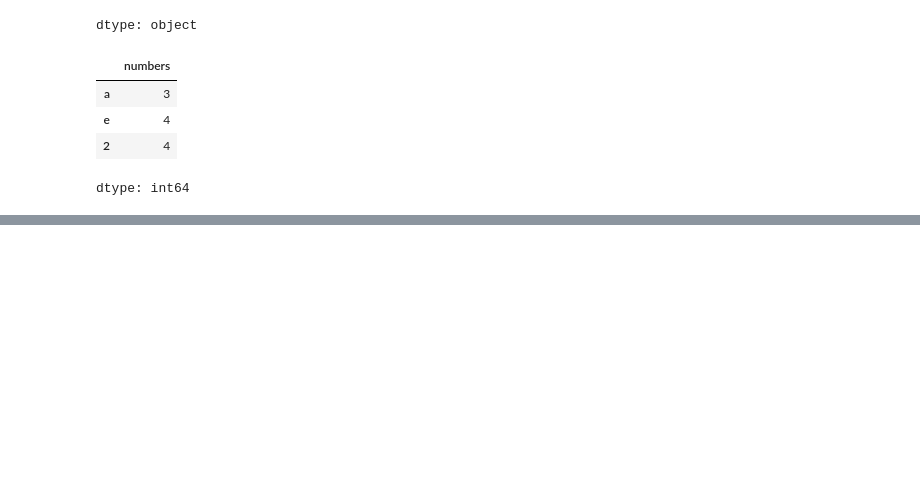
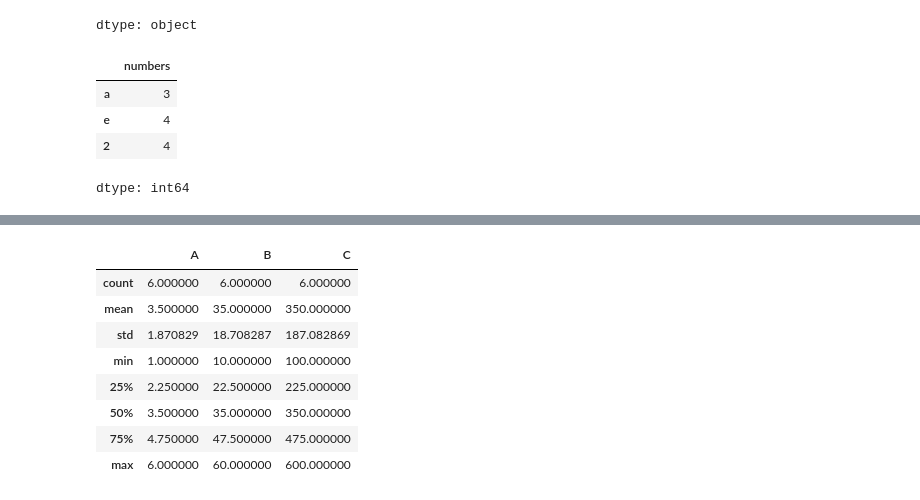
Before and after one commit to NileshPatil24-a/Complete_DataScience_Revision, a Jupyter notebook: pandas.ipynb, the cells around one changed output, grey strips where cells are left out. Drawn from its saved outputs; the diff is of its cells as text; code cells hidden in the pictures; blank space fills up the shorter version.

```diff
--- a/pandas.ipynb
+++ b/pandas.ipynb
@@ -25,3 +25,9 @@ pd.Series(dict, name='numbers')
 | e | 4 |
 | 2 | 4 |
 dtype: int64
+# %%
+df = pd.DataFrame({
+    "A":[1,2,3,4,5,6],
+    "B":[10,20,30,40,50,60],
+    "C":[100,200,300,400,500,600]
+})
@@ -27,0 +61,12 @@ dtype: int64
+# %%
+df.describe()
+# %% [output]
+|  | A | B | C |
+| count | 6.000000 | 6.000000 | 6.000000 |
+| mean | 3.500000 | 35.000000 | 350.000000 |
+| std | 1.870829 | 18.708287 | 187.082869 |
+| min | 1.000000 | 10.000000 | 100.000000 |
+| 25% | 2.250000 | 22.500000 | 225.000000 |
+| 50% | 3.500000 | 35.000000 | 350.000000 |
+| 75% | 4.750000 | 47.500000 | 475.000000 |
+| max | 6.000000 | 60.000000 | 600.000000 |
```
Also changed, not shown: parts of 19 cells of this notebook.
